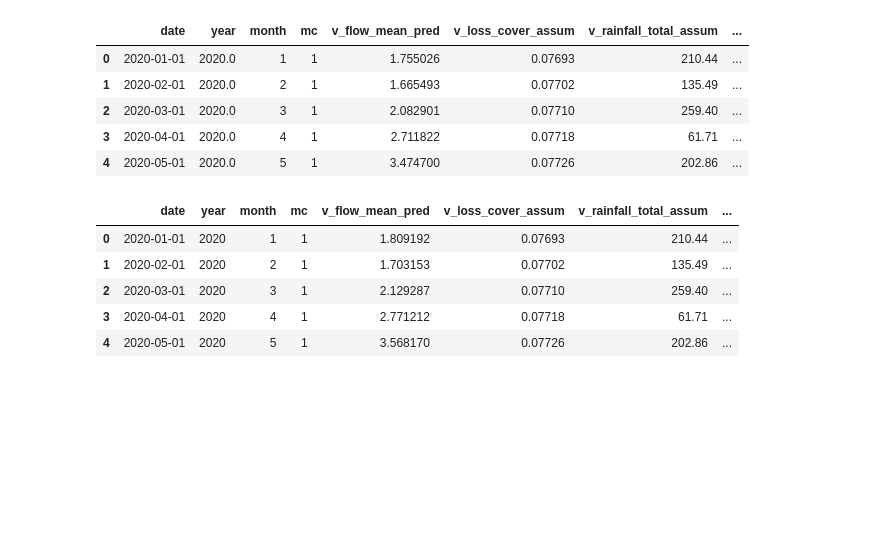
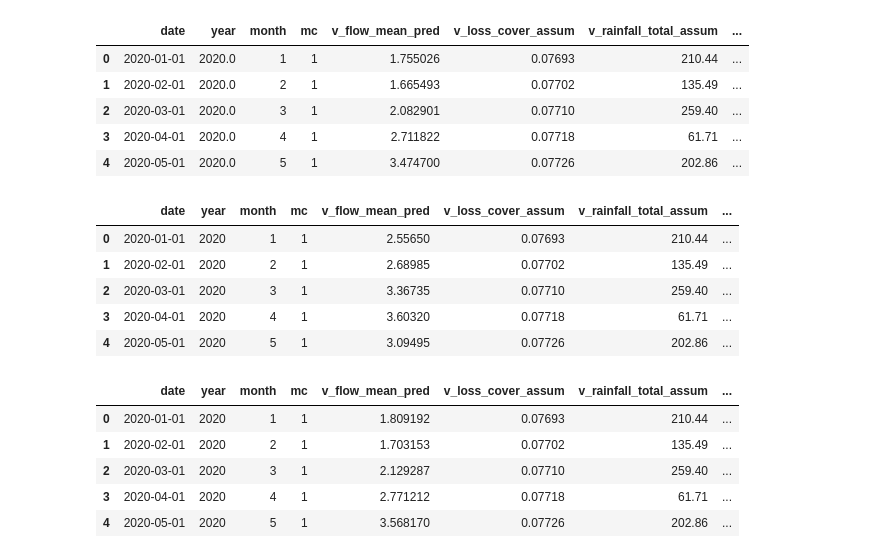
Before and after one commit to dechontaduro/DS4All_2020_Team28_Project, a Jupyter notebook: model/Consolidate_forecast.ipynb, the cells around one changed output. Saved outputs shown, nothing was run; the diff lists cells and outputs as text; code cells hidden in the pictures; blank space fills up the shorter version.

```diff
--- a/model/Consolidate_forecast.ipynb
+++ b/model/Consolidate_forecast.ipynb
@@ -37,6 +37,35 @@ VAR.head()
 | 2 | 2020-03-01 | 2020.0 | 3 | 1 | 2.082901 | 0.07710 | 259.40 | ... |
 | 3 | 2020-04-01 | 2020.0 | 4 | 1 | 2.711822 | 0.07718 | 61.71 | ... |
 | 4 | 2020-05-01 | 2020.0 | 5 | 1 | 3.474700 | 0.07726 | 202.86 | ... |
+# %%
+RFR = pd.read_csv('RFR_forecast_2020_2021.csv')
+
+RFR['model_type'] = 'RandomForest'
+
+RFR[['tmp1', 'loss_cover_scenario', 'tmp2',
+     'climate_change_scenario',]] = RFR.scenario.str.split("_",expand=True)
+
+RFR['year'] = pd.DatetimeIndex(RFR['date']).year
+RFR['month'] = pd.DatetimeIndex(RFR['date']).month
+
+RFR.rename(columns = {'v_loss_cover':'v_loss_cover_assum',
+                      'v_rainfall_total': 'v_rainfall_total_assum',
+                      'v_flow_mean_forecast': 'v_flow_mean_pred'}, inplace=True)
+
+RFR.drop(columns = ['tmp1', 'tmp2'], inplace = True)
+
+RFR = RFR[['date', 'year', 'month', 'mc', 'v_flow_mean_pred', 'v_loss_cover_assum',
+           'v_rainfall_total_assum', 'scenario', 'model_type', 'loss_cover_scenario',
+           'climate_change_scenario']]
+
+RFR.head()
+# %% [output]
+|  | date | year | month | mc | v_flow_mean_pred | v_loss_cover_assum | v_rainfall_total_assum | ... |
+| 0 | 2020-01-01 | 2020 | 1 | 1 | 2.55650 | 0.07693 | 210.44 | ... |
+| 1 | 2020-02-01 | 2020 | 2 | 1 | 2.68985 | 0.07702 | 135.49 | ... |
+| 2 | 2020-03-01 | 2020 | 3 | 1 | 3.36735 | 0.07710 | 259.40 | ... |
+| 3 | 2020-04-01 | 2020 | 4 | 1 | 3.60320 | 0.07718 | 61.71 | ... |
+| 4 | 2020-05-01 | 2020 | 5 | 1 | 3.09495 | 0.07726 | 202.86 | ... |
 # %%
 VECM = pd.read_csv('VECM_forecast_2020_2021.csv')
 
```
Also changed, not shown: parts of 1 cell of this notebook, 3 other files.
